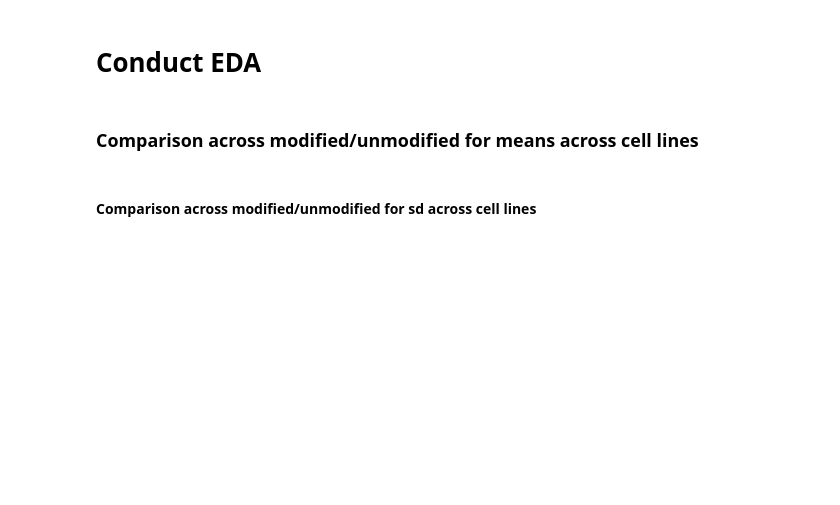
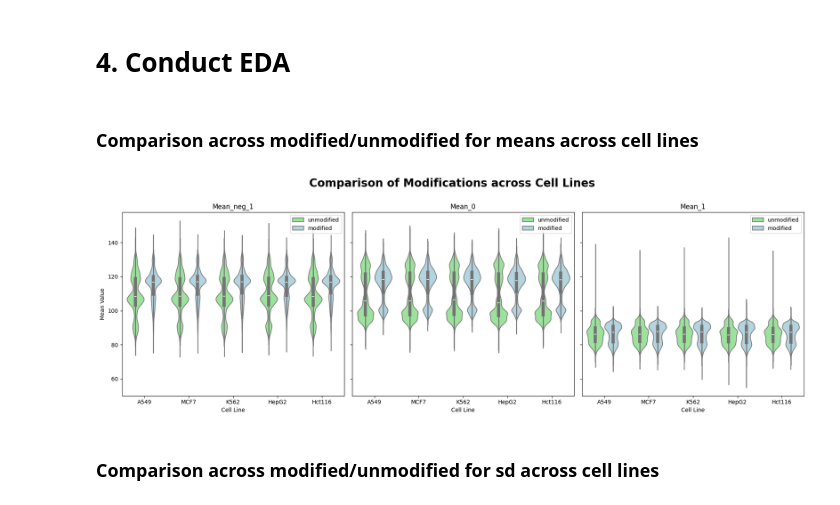
Before and after one commit to louisetxz/m6a-detection-project, a Jupyter notebook: final_task2.ipynb, the cells around one changed output. Cells and saved outputs as stored; diff of their text form; code cells hidden in the pictures; blank space fills up the shorter version.

Commit message:
cleaned up task2

```diff
--- a/final_task2.ipynb
+++ b/final_task2.ipynb
@@ -13,10 +13,10 @@ Read in Files
 # %%
-a549_df = pd.read_csv('../SGNex_A549_directRNA_replicate5_run1_data.csv')
+a549_df = pd.read_csv('data/SGNex_A549_directRNA_replicate5_run1_data.csv')
 
-mcf7_df = pd.read_csv('../SGNex_MCF7_directRNA_replicate3_run1_data.csv')
+mcf7_df = pd.read_csv('data/SGNex_MCF7_directRNA_replicate3_run1_data.csv')
 
-k562_df = pd.read_csv('../SGNex_K562_directRNA_replicate4_run1_data.csv')
+k562_df = pd.read_csv('data/SGNex_K562_directRNA_replicate4_run1_data.csv')
 
-hepg2_df = pd.read_csv('../SGNex_HepG2_directRNA_replicate6_run1_data.csv')
+hepg2_df = pd.read_csv('data/SGNex_HepG2_directRNA_replicate6_run1_data.csv')
 
-hct116_df = pd.read_csv('../SGNex_Hct116_directRNA_replicate3_run1_data.csv')
+hct116_df = pd.read_csv('data/SGNex_Hct116_directRNA_replicate3_run1_data.csv')
@@ -118,6 +130,6 @@ mega_df_filtered = mega_df[['sd_0_mean',
 # %%
 # Step 1: Load the model
-model = tf.keras.models.load_model('../cnn_selected.keras')
+model = tf.keras.models.load_model('cnn_selected.keras')
 
 # Step 2: Prepare the data
 X_test = mega_df_filtered.values  # Convert to NumPy array if it's a DataFrame
@@ -144,32 +174,32 @@ print(mega_df.head())
 # %% [markdown]
-# Conduct EDA
+# 4. Conduct EDA
 # %%
-import pandas as pd
-df = pd.read_csv('/Users/rachels/Desktop/NUS/Y4/DSA4262/Team_Project/data/Task 2/merged/results_mega_df.csv', sep=',')
-df['status'] = df['predictions'].apply(lambda x: 'modified' if x == 1 else "unmodified")
+mega_df['status'] = mega_df['predictions'].apply(lambda x: 'modified' if x == 1 else "unmodified")
 # %% [markdown]
 ### Comparison across modified/unmodified for means across cell lines
 # %%
 # Create a figure with 1 row and 3 columns
 fig, axes = plt.subplots(1, 3, figsize=(18, 6), sharey=True)
 
 # List of columns to plot
 columns = ["mean_neg_1_mean", 'mean_0_mean', 'mean_1_mean']
 titles = ['Mean_neg_1',
           'Mean_0',
           'Mean_1']
 
 # Loop through each axis and column to create boxplots
 for ax, col, title in zip(axes, columns, titles):
-    sns.violinplot(x='source', y=col, hue='status', data=df, ax=ax, palette=['lightgreen', 'lightblue'])
+    sns.violinplot(x='source', y=col, hue='status', data=mega_df, ax=ax, palette=['lightgreen', 'lightblue'])
     ax.set_title(title)
     ax.set_xlabel('Cell Line')
     ax.set_ylabel('Mean Value')
     ax.legend(loc='upper right')
 
 plt.suptitle('Comparison of Modifications across Cell Lines', fontsize=20, fontweight='bold', y=1.01)
 plt.tight_layout()
 plt.show()
+# %% [output]
+[figure, added]
 # %% [markdown]
-#### Comparison across modified/unmodified for sd across cell lines
+### Comparison across modified/unmodified for sd across cell lines
 # %%
```
Also changed, not shown: parts of 10 cells of this notebook.
